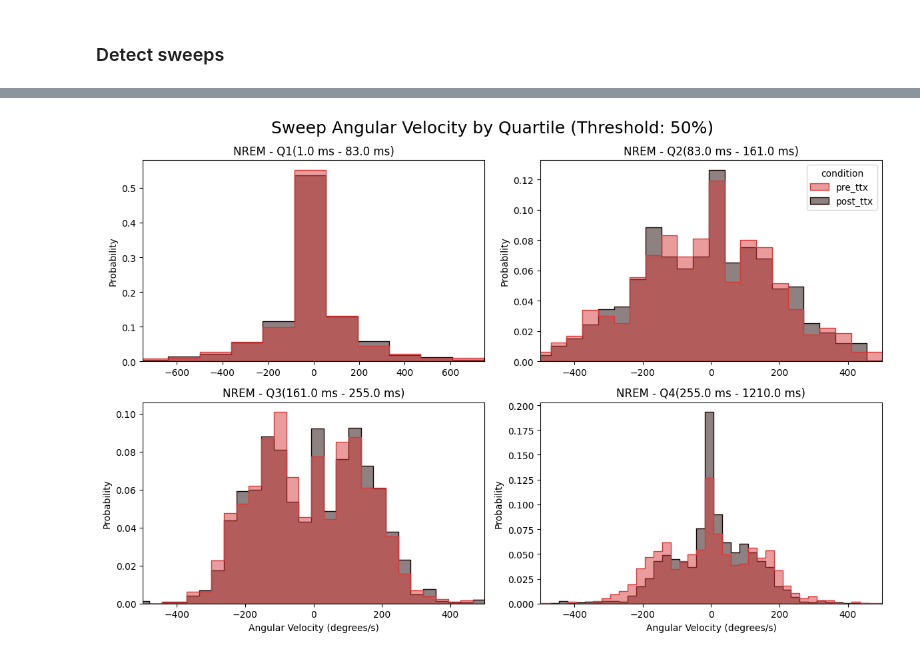
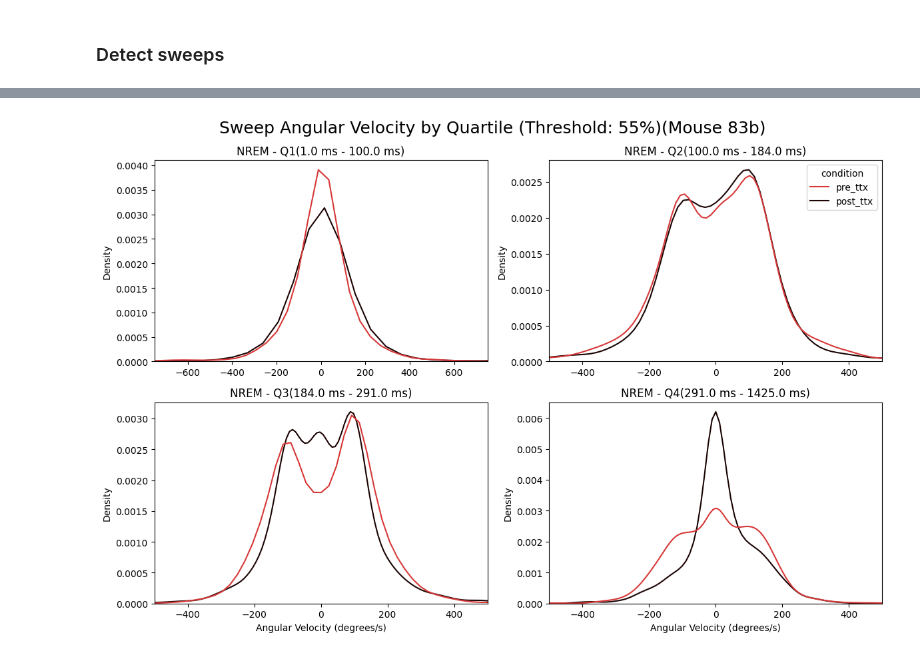
Before and after one commit to Senzai-Lab/nrem_sc, a Jupyter notebook: notebooks/figures/visualize_83b.ipynb, the cells around one changed output, grey strips where cells are left out. Cells and saved outputs as stored; diff of their text form; code cells hidden in the pictures.

Commit message:
visualization

```diff
--- a/notebooks/figures/visualize_83b.ipynb
+++ b/notebooks/figures/visualize_83b.ipynb
@@ -228,31 +221,31 @@ fig.tight_layout()
 # %%
 
-kwargs = dict(element='step', stat='probability', common_norm=False, fill=True, alpha=0.5, palette=palette)
+kwargs = dict(common_norm=False, palette=palette)
 
 fig, axes = plt.subplots(2, 2, figsize=(12, 8))
-fig.suptitle('Sweep Angular Velocity by Quartile (Threshold: 50%)', fontsize=18)
+fig.suptitle(f'Sweep Angular Velocity by Quartile (Threshold: {threshold*100:.0f}%)(Mouse {UNIT})', fontsize=18)
 
-axes[0, 0] = sns.histplot(data=sweeps[sweeps['quartile'] == 0], x='velocity', hue='condition', **kwargs, ax=axes[0, 0], legend=False)
+axes[0, 0] = sns.kdeplot(data=sweeps[sweeps['quartile'] == 0], x='velocity', hue='condition', **kwargs, ax=axes[0, 0], legend=False)
 axes[0, 0].set_title(f'NREM - Q1({stats["min"]*1000:.1f} ms - {stats["25%"]*1000:.1f} ms)')
 axes[0, 0].set_xlabel('')
 axes[0, 0].set_xlim(-750, 750)
 
-axes[0, 1] = sns.histplot(data=sweeps[sweeps['quartile'] == 1], x='velocity', hue='condition', **kwargs, ax=axes[0, 1])
+axes[0, 1] = sns.kdeplot(data=sweeps[sweeps['quartile'] == 1], x='velocity', hue='condition', **kwargs, ax=axes[0, 1])
 axes[0, 1].set_title(f'NREM - Q2({stats["25%"]*1000:.1f} ms - {stats["50%"]*1000:.1f} ms)')
 axes[0, 1].set_xlabel('')
 axes[0, 1].set_xlim(-500, 500)
 
-axes[1, 0] = sns.histplot(data=sweeps[sweeps['quartile'] == 2], x='velocity', hue='condition', **kwargs, ax=axes[1, 0], legend=False)
+axes[1, 0] = sns.kdeplot(data=sweeps[sweeps['quartile'] == 2], x='velocity', hue='condition', **kwargs, ax=axes[1, 0], legend=False)
 axes[1, 0].set_title(f'NREM - Q3({stats["50%"]*1000:.1f} ms - {stats["75%"]*1000:.1f} ms)')
 axes[1, 0].set_xlabel('Angular Velocity (degrees/s)')
 axes[1, 0].set_xlim(-500, 500)
 
-axes[1, 1] = sns.histplot(data=sweeps[sweeps['quartile'] == 3], x='velocity', hue='condition', **kwargs, ax=axes[1, 1], legend=False)
+axes[1, 1] = sns.kdeplot(data=sweeps[sweeps['quartile'] == 3], x='velocity', hue='condition', **kwargs, ax=axes[1, 1], legend=False)
 axes[1, 1].set_title(f'NREM - Q4({stats["75%"]*1000:.1f} ms - {stats["max"]*1000:.1f} ms)')
 axes[1, 1].set_xlabel('Angular Velocity (degrees/s)')
 axes[1, 1].set_xlim(-500, 500)
 
 fig.tight_layout()
-# fig.savefig(INTERIM_DATA_PATH / unit_id / 'figures' / 'sweep_angular_velocity_quartiles_hist.pdf', format='pdf', dpi=1200)
+# fig.savefig(INTERIM_DATA_PATH / UNIT / 'figures' / 'sweep_angular_velocity_quartiles_kde.pdf', format='pdf', dpi=1200)
 # %% [output]
-[figure, old version]
+[figure, new version]
```
Also changed, not shown: parts of 11 cells of this notebook, 8 other files.
